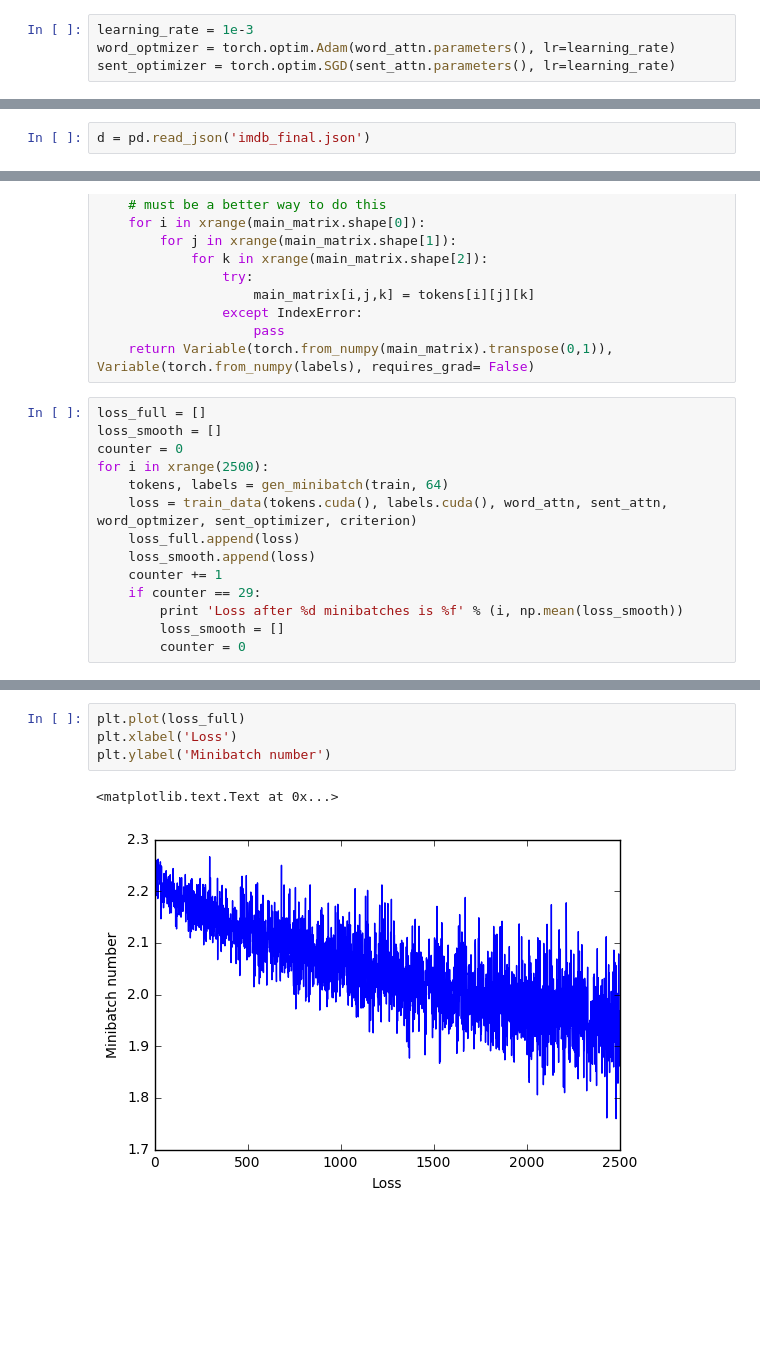
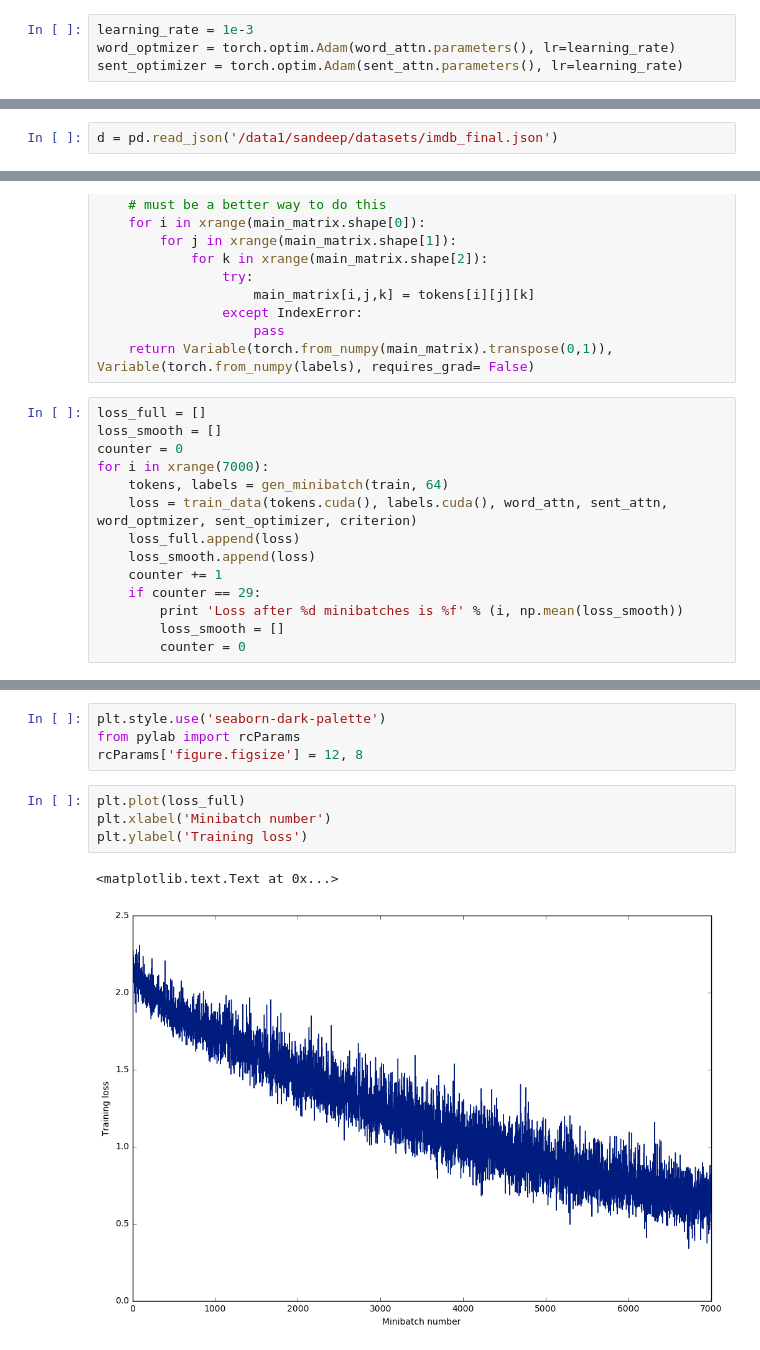
Before and after one commit to EdGENetworks/attention-networks-for-classification, a Jupyter notebook: attention_model.ipynb, the cells around one changed output, grey strips where cells are left out. Drawn from its saved outputs; the diff is of its cells as text; blank space fills up the shorter version.

```diff
--- a/attention_model.ipynb
+++ b/attention_model.ipynb
@@ -20,7 +20,7 @@ sent_attn = AttentionSentRNN(batch_size=64, sent_gru_hidden=100, word_gru_hidden
 # %%
 learning_rate = 1e-3
 word_optmizer = torch.optim.Adam(word_attn.parameters(), lr=learning_rate)
-sent_optimizer = torch.optim.SGD(sent_attn.parameters(), lr=learning_rate)
+sent_optimizer = torch.optim.Adam(sent_attn.parameters(), lr=learning_rate)
 # %%
 def train_data(mini_batch, targets, word_attn_model, sent_attn_model, word_optimizer, sent_optimizer, criterion):
     state_word = word_attn_model.init_hidden().cuda()
@@ -59,7 +59,7 @@ AttentionSentRNN (
   (final_softmax): Softmax ()
 )
 # %%
-d = pd.read_json('imdb_final.json')
+d = pd.read_json('/data1/sandeep/datasets/imdb_final.json')
 # %%
 d['rating'] = d['rating'] - 1
 # %%
@@ -100,7 +100,7 @@ def gen_minibatch(df, mini_batch_size):
 loss_full = []
 loss_smooth = []
 counter = 0
-for i in xrange(2500):
+for i in xrange(7000):
     tokens, labels = gen_minibatch(train, 64)
     loss = train_data(tokens.cuda(), labels.cuda(), word_attn, sent_attn, word_optmizer, sent_optimizer, criterion)
     loss_full.append(loss)
@@ -131,7 +119,11 @@ Loss after 2493 minibatches is 1.943894
+# %%
+plt.style.use('seaborn-dark-palette')
+from pylab import rcParams
+rcParams['figure.figsize'] = 12, 8
 # %%
 plt.plot(loss_full)
-plt.xlabel('Loss')
-plt.ylabel('Minibatch number')
+plt.xlabel('Minibatch number')
+plt.ylabel('Training loss')
 # %% [output]
 <matplotlib.text.Text at 0x...>
-[figure, old version]
+[figure, new version]
```
Also changed, not shown: parts of 1 cell of this notebook, 3 other files.
